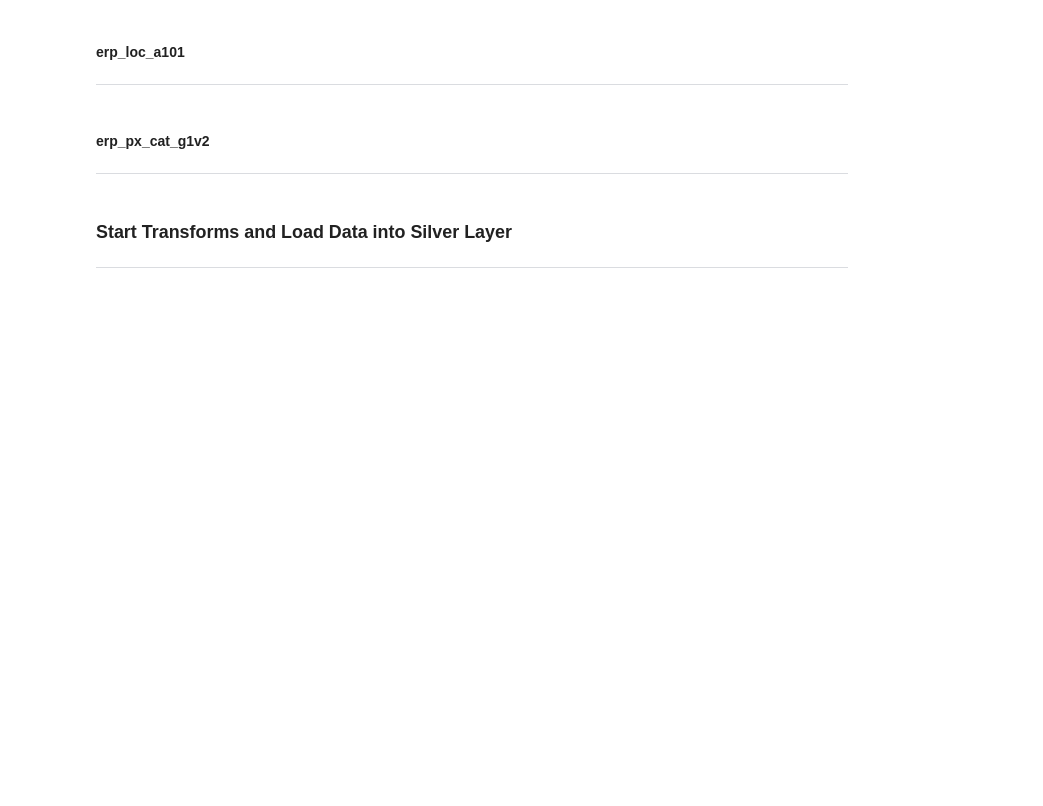
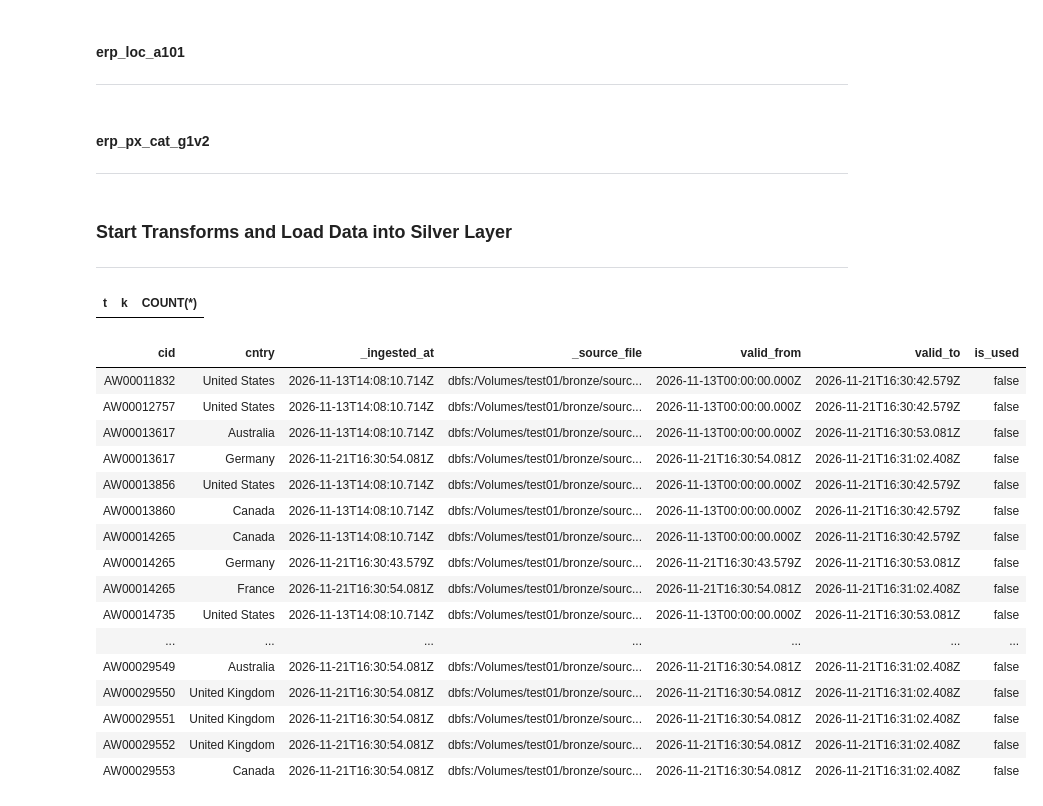
Before and after one commit to NuttasakA03/sql-data-warehouse, a Jupyter notebook: scripts/PySpark+DataBrick/silver/merge_silver.ipynb, the cells around one changed output. Saved outputs shown, nothing was run; the diff lists cells and outputs as text; code cells hidden in the pictures; blank space fills up the shorter version.

Commit message:
fix a bug in merge silver layer script for databrick it has a bug that not change a is_used in loc_a101 to false when it has new one so now it fix

```diff
--- a/scripts/PySpark+DataBrick/silver/merge_silver.ipynb
+++ b/scripts/PySpark+DataBrick/silver/merge_silver.ipynb
@@ -565,3 +566,31 @@ print('\n')
 load_erp_loc_a101()
 print('\n')
 load_erp_px_cat_g1v2()
+# %%
+%sql
+SELECT 'prd' t, prd_key k, COUNT(*) FROM test01.silver.crm_prd_info WHERE is_used GROUP BY prd_key HAVING COUNT(*) > 1
+UNION ALL SELECT 'az12', cid, COUNT(*) FROM test01.silver.erp_cust_az12 WHERE is_used GROUP BY cid HAVING COUNT(*) > 1
+UNION ALL SELECT 'loc', cid, COUNT(*) FROM test01.silver.erp_loc_a101 WHERE is_used GROUP BY cid HAVING COUNT(*) > 1
+# %% [output]
+| t | k | COUNT(*) |
+# %%
+%sql
+SELECT * FROM test01.silver.erp_loc_a101 WHERE valid_to IS NOT NULL
+# %% [output]
+| cid | cntry | _ingested_at | _source_file | valid_from | valid_to | is_used |
+| AW00011832 | United States | 2026-11-13T14:08:10.714Z | dbfs:/Volumes/test01/bronze/sourc... | 2026-11-13T00:00:00.000Z | 2026-11-21T16:30:42.579Z | false |
+| AW00012757 | United States | 2026-11-13T14:08:10.714Z | dbfs:/Volumes/test01/bronze/sourc... | 2026-11-13T00:00:00.000Z | 2026-11-21T16:30:42.579Z | false |
+| AW00013617 | Australia | 2026-11-13T14:08:10.714Z | dbfs:/Volumes/test01/bronze/sourc... | 2026-11-13T00:00:00.000Z | 2026-11-21T16:30:53.081Z | false |
+| AW00013617 | Germany | 2026-11-21T16:30:54.081Z | dbfs:/Volumes/test01/bronze/sourc... | 2026-11-21T16:30:54.081Z | 2026-11-21T16:31:02.408Z | false |
+| AW00013856 | United States | 2026-11-13T14:08:10.714Z | dbfs:/Volumes/test01/bronze/sourc... | 2026-11-13T00:00:00.000Z | 2026-11-21T16:30:42.579Z | false |
+| AW00013860 | Canada | 2026-11-13T14:08:10.714Z | dbfs:/Volumes/test01/bronze/sourc... | 2026-11-13T00:00:00.000Z | 2026-11-21T16:30:42.579Z | false |
+| AW00014265 | Canada | 2026-11-13T14:08:10.714Z | dbfs:/Volumes/test01/bronze/sourc... | 2026-11-13T00:00:00.000Z | 2026-11-21T16:30:42.579Z | false |
+| AW00014265 | Germany | 2026-11-21T16:30:43.579Z | dbfs:/Volumes/test01/bronze/sourc... | 2026-11-21T16:30:43.579Z | 2026-11-21T16:30:53.081Z | false |
+| AW00014265 | France | 2026-11-21T16:30:54.081Z | dbfs:/Volumes/test01/bronze/sourc... | 2026-11-21T16:30:54.081Z | 2026-11-21T16:31:02.408Z | false |
+| AW00014735 | United States | 2026-11-13T14:08:10.714Z | dbfs:/Volumes/test01/bronze/sourc... | 2026-11-13T00:00:00.000Z | 2026-11-21T16:30:53.081Z | false |
+| ... | ... | ... | ... | ... | ... | ... |
+| AW00029549 | Australia | 2026-11-21T16:30:54.081Z | dbfs:/Volumes/test01/bronze/sourc... | 2026-11-21T16:30:54.081Z | 2026-11-21T16:31:02.408Z | false |
+| AW00029550 | United Kingdom | 2026-11-21T16:30:54.081Z | dbfs:/Volumes/test01/bronze/sourc... | 2026-11-21T16:30:54.081Z | 2026-11-21T16:31:02.408Z | false |
+| AW00029551 | United Kingdom | 2026-11-21T16:30:54.081Z | dbfs:/Volumes/test01/bronze/sourc... | 2026-11-21T16:30:54.081Z | 2026-11-21T16:31:02.408Z | false |
+| AW00029552 | United Kingdom | 2026-11-21T16:30:54.081Z | dbfs:/Volumes/test01/bronze/sourc... | 2026-11-21T16:30:54.081Z | 2026-11-21T16:31:02.408Z | false |
+| AW00029553 | Canada | 2026-11-21T16:30:54.081Z | dbfs:/Volumes/test01/bronze/sourc... | 2026-11-21T16:30:54.081Z | 2026-11-21T16:31:02.408Z | false |
```
Also changed, not shown: parts of 5 cells of this notebook.
